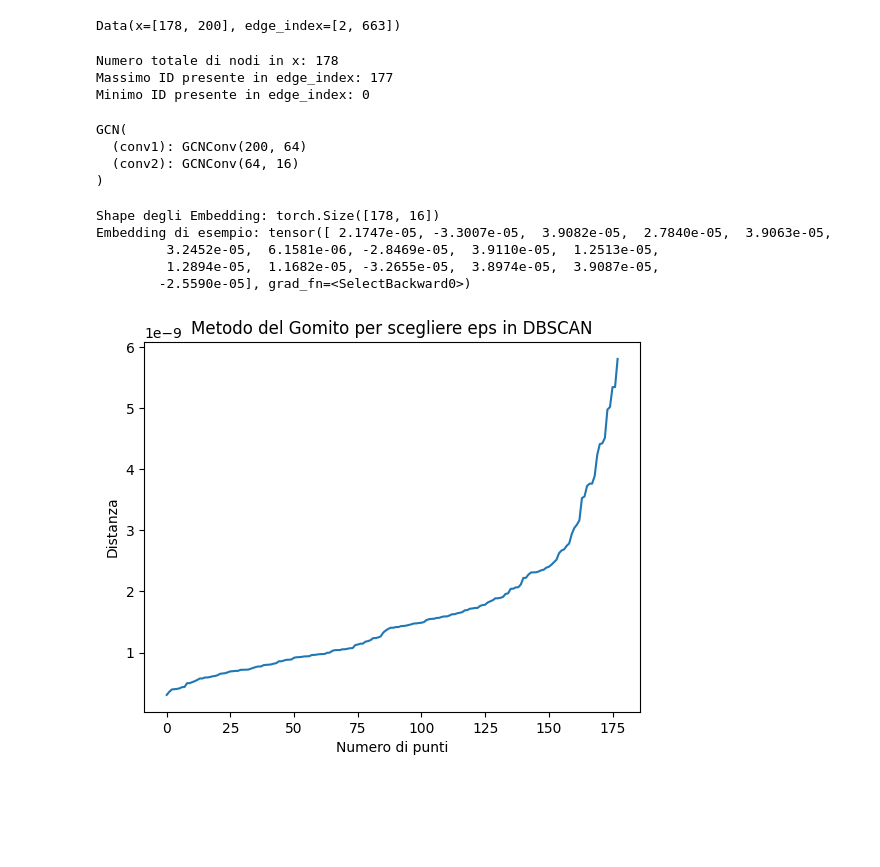
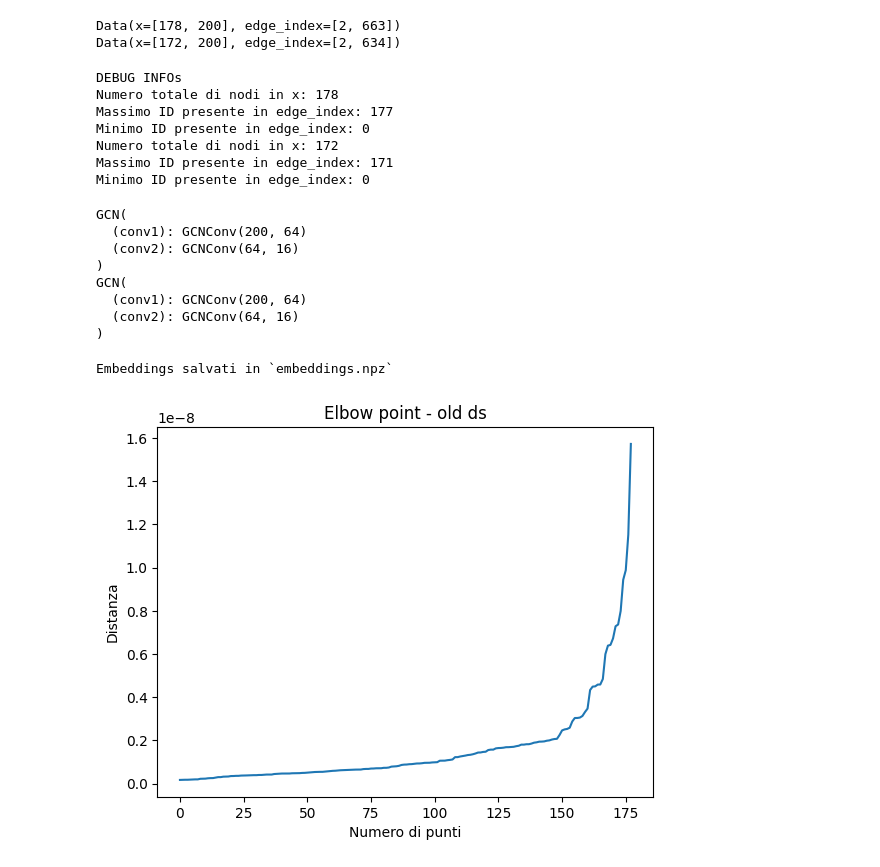
Before and after one commit to Emanuele19/TopologyPermutations, a Jupyter notebook: GCN_MP_Model.ipynb, the cells around one changed output. Drawn from its saved outputs; the diff is of its cells as text; code cells hidden in the pictures; blank space fills up the shorter version.

```diff
--- a/GCN_MP_Model.ipynb
+++ b/GCN_MP_Model.ipynb
@@ -8,24 +8,45 @@ import torch
 OUTPUT_PATH = './model_output'
 
 pre_processed_data_path = f'{OUTPUT_PATH}/pre_processed_data.pt'
+pre_processed_data_path_ctd = f'{OUTPUT_PATH}/pre_processed_data_ctd.pt'
+
 data = torch.load(pre_processed_data_path)
+ctd_data = torch.load(pre_processed_data_path_ctd)
 
 edge_index = data['edge_index']
 node_features = data['node_features']
 node_ids = data['node_ids']
 
+edge_index_ctd = ctd_data['edge_index']
+node_features_ctd = ctd_data['node_features']
+node_ids_ctd = ctd_data['node_ids']
+
 data = Data(x=node_features, edge_index=edge_index)
+ctd_data = Data(x=node_features_ctd, edge_index=edge_index_ctd)
+
 print(data)
+print(ctd_data)
 # %% [output]
 Data(x=[178, 200], edge_index=[2, 663])
+Data(x=[172, 200], edge_index=[2, 634])
 # %%
+print("DEBUG INFOs")
+
 print("Numero totale di nodi in x:", node_features.shape[0])  # Deve essere 178
 print("Massimo ID presente in edge_index:", edge_index.max().item())  # Non deve essere >= 178
 print("Minimo ID presente in edge_index:", edge_index.min().item())  # Non deve essere < 0
+
+print("Numero totale di nodi in x:", node_features_ctd.shape[0])  # Deve essere 178
+print("Massimo ID presente in edge_index:", edge_index_ctd.max().item())  # Non deve essere >= 178
+print("Minimo ID presente in edge_index:", edge_index_ctd.min().item())  # Non deve essere < 0
 # %% [output]
+DEBUG INFOs
 Numero totale di nodi in x: 178
 Massimo ID presente in edge_index: 177
 Minimo ID presente in edge_index: 0
+Numero totale di nodi in x: 172
+Massimo ID presente in edge_index: 171
+Minimo ID presente in edge_index: 0
 # %%
 # Definizione architettura
 
@@ -47,20 +68,26 @@ class GCN(torch.nn.Module):
 
 # Inizializziamo il modello
 model = GCN(in_channels=node_features.shape[1], hidden_channels=64, embedding_dim=16)
+model_ctd = GCN(in_channels=node_features_ctd.shape[1], hidden_channels=64, embedding_dim=16)
 
 print(model)
+print(model_ctd)
 # %% [output]
 GCN(
   (conv1): GCNConv(200, 64)
   (conv2): GCNConv(64, 16)
 )
+GCN(
+  (conv1): GCNConv(200, 64)
+  (conv2): GCNConv(64, 16)
+)
 # %%
 # Training
 
 import torch.optim as optim
 from tqdm import tqdm
 
-optimizer = optim.Adam(model.parameters(), lr=0.01, weight_decay=5e-4)
+optimizer = optim.Adam(model.parameters(), lr=0.1, weight_decay=0)
 
 # Loss basata sulla similarità dei nodi connessi
 def unsupervised_loss(embeddings, edge_index):
@@ -68,58 +95,54 @@ def unsupervised_loss(embeddings, edge_index):
     node2 = embeddings[edge_index[1]]
     return F.mse_loss(node1, node2)
 
-num_epochs = 100
-with tqdm(total=num_epochs, desc="Training Progress", unit="epoch") as pbar:
-    for epoch in range(num_epochs):
-        model.train()
-        optimizer.zero_grad()
-        embeddings = model(data)
-        loss = unsupervised_loss(embeddings, data.edge_index)
-        loss.backward()
-        optimizer.step()
+def train_model(model, num_epochs, data):
+    with tqdm(total=num_epochs, desc="Training Progress", unit="epoch") as pbar:
+        for _ in range(num_epochs):
+            model.train()
+            optimizer.zero_grad()
+            embeddings = model(data)
+            loss = unsupervised_loss(embeddings, data.edge_index)
+            loss.backward()
+            optimizer.step()
 
-        pbar.set_postfix(loss=loss.item())
-        pbar.update(1)
+            pbar.set_postfix(loss=loss.item())
+            pbar.update(1)
+    model.eval()
+    return model(data)
 
-model.eval()  # Disattiviamo dropout e batch norm
-embeddings = model(data)  # Otteniamo gli embedding finali
-
-print("Shape degli Embedding:", embeddings.shape)
-print("Embedding di esempio:", embeddings[0])
+num_epochs = 1000
+embeddings = train_model(model, num_epochs, data)
+embeddings_ctd = train_model(model_ctd, num_epochs, ctd_data)
 
 import numpy as np
 
 np.savez(f"{OUTPUT_PATH}/embeddings.npz", embeddings=embeddings.detach().cpu().numpy())
 print("Embeddings salvati in `embeddings.npz`")
 # %% [output]
-Shape degli Embedding: torch.Size([178, 16])
-Embedding di esempio: tensor([ 2.1747e-05, -3.3007e-05,  3.9082e-05,  2.7840e-05,  3.9063e-05,
-         3.2452e-05,  6.1581e-06, -2.8469e-05,  3.9110e-05,  1.2513e-05,
-         1.2894e-05,  1.1682e-05, -3.2655e-05,  3.8974e-05,  3.9087e-05,
-        -2.5590e-05], grad_fn=<SelectBackward0>)
+Embeddings salvati in `embeddings.npz`
 # %%
 # Cerco un valore ottimale per il parametro eps di DBSCAN usando la tecnica dell'elbow point
 
 from sklearn.neighbors import NearestNeighbors
 import numpy as np
 import matplotlib.pyplot as plt
 
 from sklearn.decomposition import PCA
 
 pca = PCA(n_components=2)
 embeddings_pca = pca.fit_transform(embeddings.detach().cpu().numpy())
 
 neighbors = NearestNeighbors(n_neighbors=5)
 neighbors_fit = neighbors.fit(embeddings_pca)
 distances, indices = neighbors_fit.kneighbors(embeddings_pca)
 
 # Ordiniamo le distanze del 5° vicino più vicino
 distances = np.sort(distances[:, 4], axis=0)
 
 plt.plot(distances)
 plt.xlabel("Numero di punti")
 plt.ylabel("Distanza")
-plt.title("Metodo del Gomito per scegliere eps in DBSCAN")
+plt.title("Elbow point - old ds")
 plt.show()
 # %% [output]
-[figure, old version]
+[figure, new version]
```
Also changed, not shown: parts of 4 cells of this notebook.
